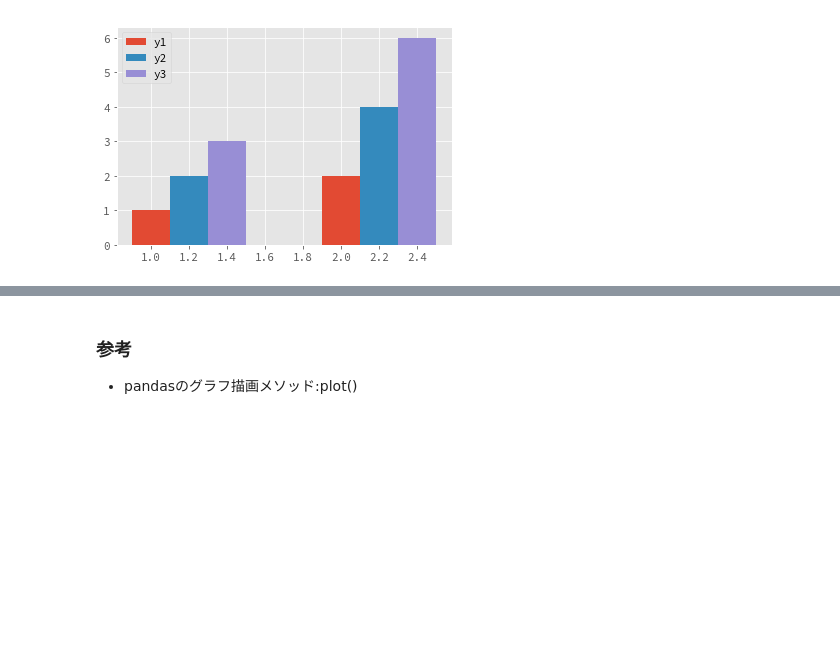
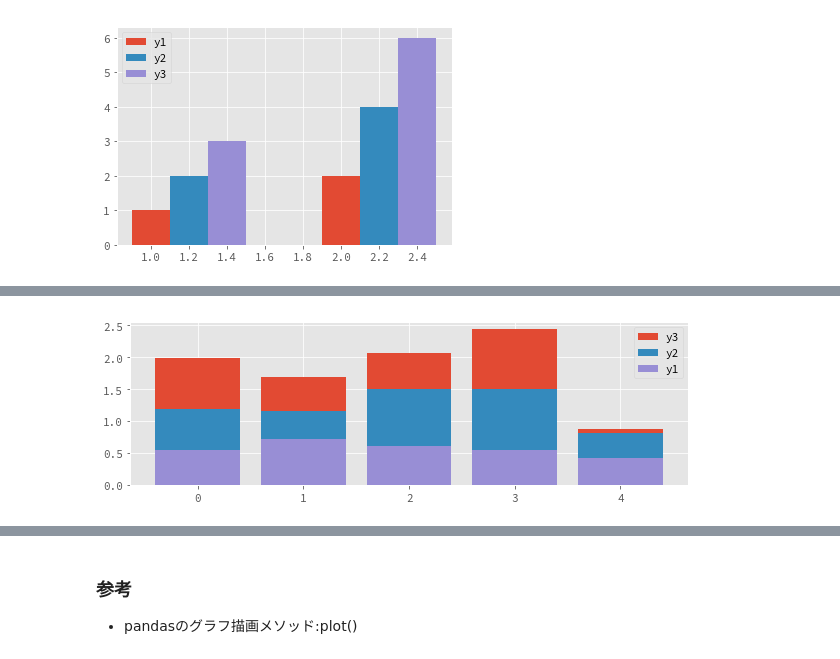
Before and after one commit to ikki02/Python, a Jupyter notebook: Matplotlib.ipynb, the cells around one changed output, grey strips where cells are left out. Saved outputs shown, nothing was run; the diff lists cells and outputs as text; code cells hidden in the pictures; blank space fills up the shorter version.

```diff
--- a/Matplotlib.ipynb
+++ b/Matplotlib.ipynb
@@ -102,0 +126,24 @@ plt.show()
+# %%
+# 積み上げ棒グラフを作成する。
+# 後から書いた棒で上書きされる仕様を利用して、先に各項の和を描画し、次に（各項-1）の和を描画し、...を繰り返す。
+x = np.arange(5)
+np.random.seed(0)
+y = np.random.rand(15).reshape((3,5))
+y1,y2,y3 = y
+
+y1b = np.array(y1)
+y2b = y1b + np.array(y2)
+y3b = y2b + np.array(y3)
+
+fig = plt.figure(figsize=(10,3))
+ax = fig.add_subplot(111)
+
+ax.bar(x, y3b, label='y3')
+ax.bar(x, y2b, label='y2')
+ax.bar(x, y1b, label='y1')
+
+ax.legend()
+
+plt.show()
+# %% [output]
+[figure, added]
```
Also changed, not shown: parts of 12 cells of this notebook.
